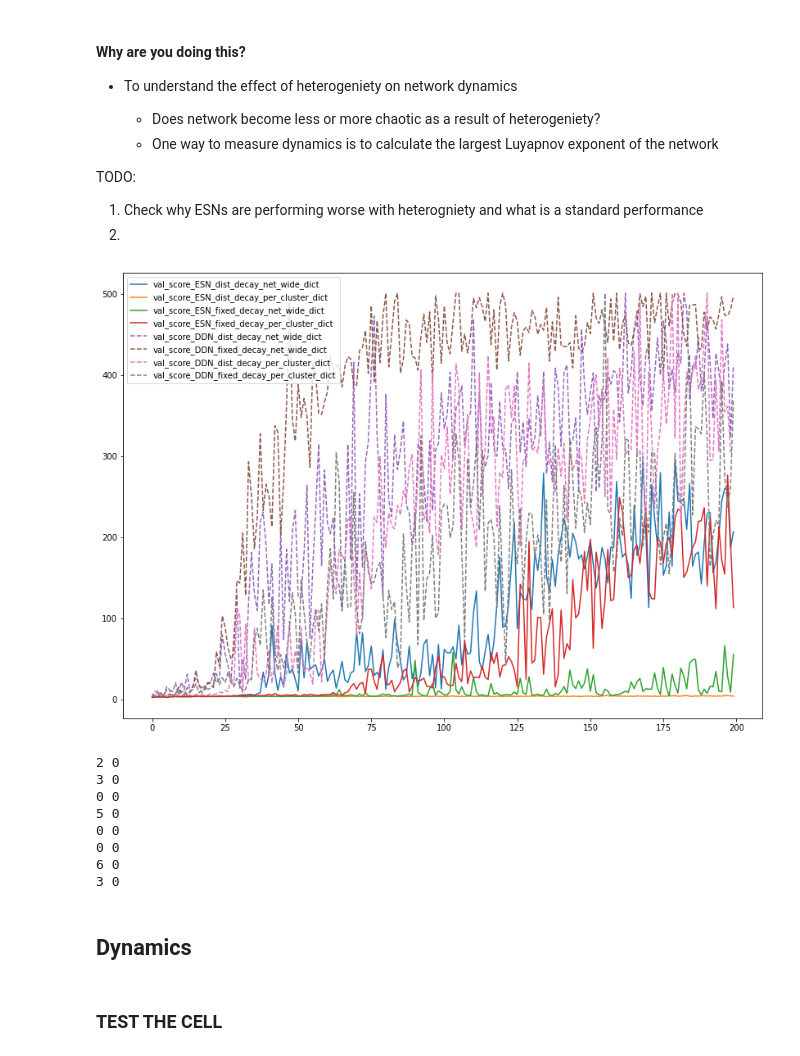
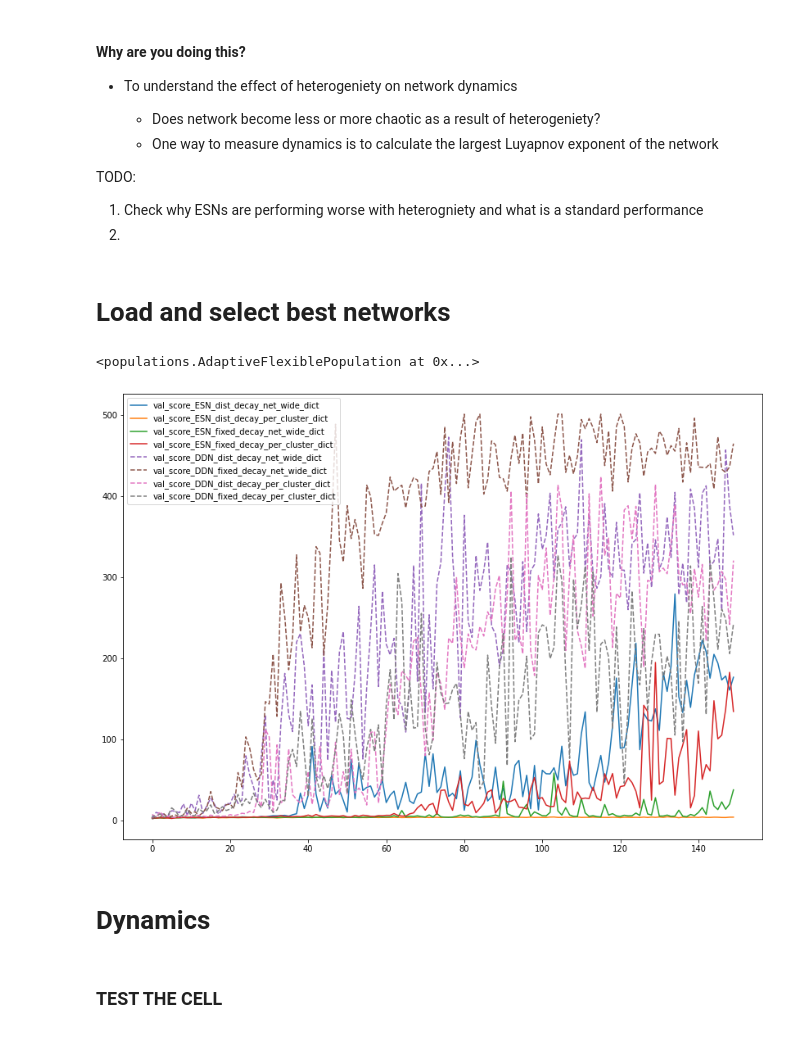
Before and after one commit to Nishant-codex/DDN-public, a Jupyter notebook: DDN_example_mackeyglass.ipynb, the cells around one changed output. Saved outputs shown, nothing was run; the diff lists cells and outputs as text; code cells hidden in the pictures.

```diff
--- a/DDN_example_mackeyglass.ipynb
+++ b/DDN_example_mackeyglass.ipynb
@@ -245,6 +244,8 @@ sys.path.append('C:/Users/Nishant Joshi/Downloads/DDN-public/fixed-point-finder'
 # %%
 sys.path.append('TF_version')
 from ESN_cell import *
+# %% [markdown]
+# Load and select best networks
 # %%
 # esn_example = esn_dict['example net']
 # ddn_example = ddn_dict['example net']
@@ -266,6 +267,10 @@ DDN_fixed_decay_per_cluster_example               = ddn_dist_clust_dict['example
 # DDN_dist_decay_per_cluster_fixed_delays_example   = DDN_dist_decay_per_cluster_fixed_delays_dict['example net']
 # DDN_fixed_decay_per_cluster_fixed_delays_example  = DDN_fixed_decay_per_cluster_fixed_delays_dict['example net']
 # DDN_fixed_decay_net_wide_fixed_delays_example     = DDN_fixed_decay_net_wide_fixed_delays_dict['example net']
+# %%
+DDN_fixed_decay_per_cluster_example
+# %% [output]
+<populations.AdaptiveFlexiblePopulation at 0x...>
 # %%
 def get_validation_throughout_evolution(dict, gen_max, populations=False):
     # Validation scores are saved in a matrix with dimensions:
@@ -309,7 +320,7 @@ def get_validation_throughout_evolution(dict, gen_max, populations=False):
     best_gen_scores = np.max(best_candidate_scores, axis=-1)
     return best_gen_scores
 
-gen_max = 220
+gen_max = 150
 # val_scores_ddn = get_validation_throughout_evolution(ddn_dict, gen_max, multitask=False)
 # val_scores_esn = get_validation_throughout_evolution(esn_dict, gen_max, multitask=False)
 
@@ -321,63 +332,54 @@ val_score_ESN_fixed_decay_per_cluster_dict             =  get_validation_through
 val_score_DDN_dist_decay_net_wide_dict                 =  get_validation_throughout_evolution(ddn_fixed_net_dict, gen_max=gen_max)
 val_score_DDN_fixed_decay_net_wide_dict                =  get_validation_throughout_evolution(ddn_fixed_clust_dict, gen_max=gen_max)
 val_score_DDN_dist_decay_per_cluster_dict              =  get_validation_throughout_evolution(ddn_dist_net_dict, gen_max=gen_max) #
 val_score_DDN_fixed_decay_per_cluster_dict             =  get_validation_throughout_evolution(ddn_dist_clust_dict, gen_max=gen_max)
 
 # val_score_DDN_dist_decay_net_wide_fixed_delays_dict    =  get_validation_throughout_evolution(DDN_dist_decay_net_wide_fixed_delays_dict, gen_max=gen_max, multitask=False)
 # val_score_DDN_dist_decay_per_cluster_fixed_delays_dict =  get_validation_throughout_evolution(DDN_dist_decay_per_cluster_fixed_delays_dict, gen_max=gen_max, multitask=False)
 # val_score_DDN_fixed_decay_per_cluster_fixed_delays_dict=  get_validation_throughout_evolution(DDN_fixed_decay_per_cluster_fixed_delays_dict, gen_max=gen_max, multitask=False)
 # val_score_DDN_fixed_decay_net_wide_fixed_delays_dict   =  get_validation_throughout_evolution(DDN_fixed_decay_net_wide_fixed_delays_dict, gen_max=gen_max, multitask=False)
 
 fig = plt.figure(figsize= [14,10])
 
 plt.plot(val_score_ESN_dist_decay_net_wide_dict,                   linestyle='-',  label = 'val_score_ESN_dist_decay_net_wide_dict')
 plt.plot(val_score_ESN_dist_decay_per_cluster_dict,                linestyle='-',  label = 'val_score_ESN_dist_decay_per_cluster_dict')
 plt.plot(val_score_ESN_fixed_decay_net_wide_dict,                  linestyle='-',  label = 'val_score_ESN_fixed_decay_net_wide_dict')
 plt.plot(val_score_ESN_fixed_decay_per_cluster_dict,               linestyle='-',  label = 'val_score_ESN_fixed_decay_per_cluster_dict')
 
 plt.plot(val_score_DDN_dist_decay_net_wide_dict,                   linestyle='--', label = 'val_score_DDN_dist_decay_net_wide_dict' )
 plt.plot(val_score_DDN_fixed_decay_net_wide_dict,                  linestyle='--', label = 'val_score_DDN_fixed_decay_net_wide_dict' )
 plt.plot(val_score_DDN_dist_decay_per_cluster_dict,                linestyle='--', label = 'val_score_DDN_dist_decay_per_cluster_dict' )
 plt.plot(val_score_DDN_fixed_decay_per_cluster_dict,               linestyle='--', label = 'val_score_DDN_fixed_decay_per_cluster_dict' )
 
 # plt.plot(val_score_DDN_dist_decay_net_wide_fixed_delays_dict,      linestyle=':',  label ='val_score_DDN_dist_decay_net_wide_fixed_delays_dict' )
 # plt.plot(val_score_DDN_dist_decay_per_cluster_fixed_delays_dict,   linestyle=':',  label ='val_score_DDN_dist_decay_per_cluster_fixed_delays_dict' )
 # plt.plot(val_score_DDN_fixed_decay_per_cluster_fixed_delays_dict,  linestyle=':',  label ='val_score_DDN_fixed_decay_per_cluster_fixed_delays_dict' )
 # plt.plot(val_score_DDN_fixed_decay_net_wide_fixed_delays_dict,     linestyle=':',  label ='val_score_DDN_fixed_decay_net_wide_fixed_delays_dict' )
 
 plt.legend()
 plt.show()
 # %% [output]
-[figure, old version]
+[figure, new version]
 # %%
 nr_of_nets = 10
 gen_max = 180
 
-best_nets_ESN_dist_decay_net_wide_dict           = sample_best_net(esn_dist_net_dict,    nr_of_nets, gen_max, multitask=False)
-best_nets_ESN_dist_decay_per_cluster_dict        = sample_best_net(esn_dist_clust_dict,  nr_of_nets, gen_max, multitask=False)
-best_nets_ESN_fixed_decay_net_wide_dict          = sample_best_net(esn_fixed_net_dict,   nr_of_nets, gen_max, multitask=False)
-best_nets_ESN_fixed_decay_per_cluster_dict       = sample_best_net(esn_fixed_clust_dict, nr_of_nets, gen_max, multitask=False)
+best_nets_ESN_dist_decay_net_wide_dict           = resample_net_MG_best(esn_dist_net_dict)
+best_nets_ESN_dist_decay_per_cluster_dict        = resample_net_MG_best(esn_dist_clust_dict)
+best_nets_ESN_fixed_decay_net_wide_dict          = resample_net_MG_best(esn_fixed_net_dict)
+best_nets_ESN_fixed_decay_per_cluster_dict       = resample_net_MG_best(esn_fixed_clust_dict)
 
-best_nets_DDN_dist_decay_net_wide_dict           = sample_best_net(ddn_fixed_net_dict,   nr_of_nets, gen_max, multitask=False)
-best_nets_DDN_fixed_decay_net_wide_dict          = sample_best_net(ddn_fixed_clust_dict, nr_of_nets, gen_max, multitask=False)
-best_nets_DDN_dist_decay_per_cluster_dict        = sample_best_net(ddn_dist_net_dict,    nr_of_nets, gen_max, multitask=False)
-best_nets_DDN_fixed_decay_per_cluster_dict       = sample_best_net(ddn_dist_clust_dict,  nr_of_nets, gen_max, multitask=False)
+best_nets_DDN_dist_decay_net_wide_dict           = resample_net_MG_best(ddn_fixed_net_dict)
+best_nets_DDN_fixed_decay_net_wide_dict          = resample_net_MG_best(ddn_fixed_clust_dict)
+best_nets_DDN_dist_decay_per_cluster_dict        = resample_net_MG_best(ddn_dist_net_dict)
+best_nets_DDN_fixed_decay_per_cluster_dict       = resample_net_MG_best(ddn_dist_clust_dict)
 
 # best_nets_DDN_dist_decay_net_wide_fixed_delays_dict      = sample_best_net(DDN_dist_decay_net_wide_fixed_delays_dict,     nr_of_nets, gen_max, multitask=False)
 # best_nets_DDN_dist_decay_per_cluster_fixed_delays_dict   = sample_best_net(DDN_dist_decay_per_cluster_fixed_delays_dict,  nr_of_nets, gen_max, multitask=False)
 # best_nets_DDN_fixed_decay_per_cluster_fixed_delays_dict  = sample_best_net(DDN_fixed_decay_per_cluster_fixed_delays_dict, nr_of_nets, gen_max, multitask=False)
 # best_nets_DDN_fixed_decay_net_wide_fixed_delays_dict     = sample_best_net(DDN_fixed_decay_net_wide_fixed_delays_dict,    nr_of_nets, gen_max, multitask=False)
-# %% [output]
-2 0
-3 0
-0 0
-5 0
-0 0
-0 0
-6 0
-3 0
 # %% [markdown]
-## Dynamics
+# Dynamics
 # %%
 def paste_best_vars_on_nets(net):
     # reset_graph()
```
Also changed, not shown: parts of 28 cells of this notebook, 10 other files.
